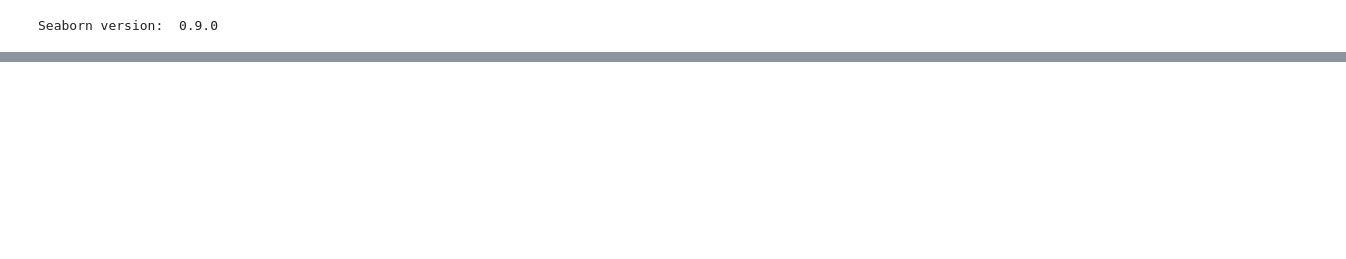
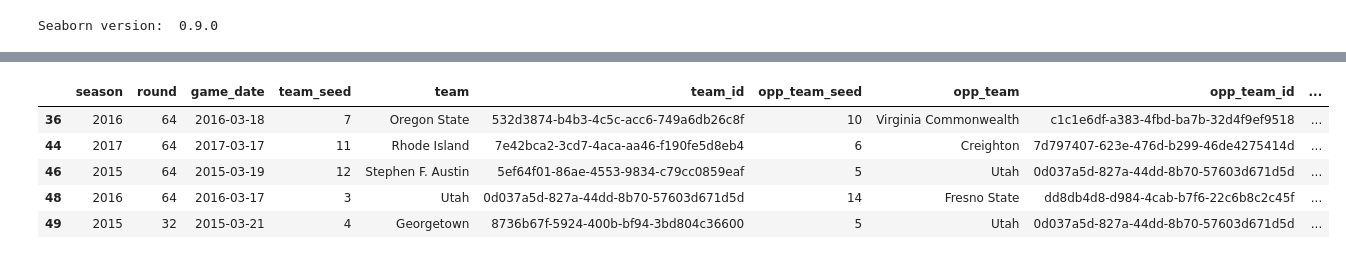
Before and after one commit to chipk215/ncaa_basketball, a Jupyter notebook: Tournament_Model_LR.ipynb, the cells around one changed output, grey strips where cells are left out. Cells and saved outputs as stored; diff of their text form; code cells hidden in the pictures; blank space fills up the shorter version.

```diff
--- a/Tournament_Model_LR.ipynb
+++ b/Tournament_Model_LR.ipynb
@@ -345,0 +200,30 @@ y= tourn_games['game_result']
+# %%
+# We need to recode the game datga so that we have representation of the losing game result class.
+# Swap the team and opp team data on the odd rows and reverse the sense of the game result.
+
+#create some temporary buffer columns
+tourney_data['copy_team'] = tourney_data['team']
+tourney_data['copy_team_seed'] = tourney_data['team_seed']
+tourney_data['copy_team_id'] = tourney_data['team_id']
+
+#swap the team and opp team data
+tourney_data.loc[1::2,'team'] = tourney_data.loc[1::2,'opp_team']
+tourney_data.loc[1::2,'opp_team'] = tourney_data.loc[1::2,'copy_team']
+tourney_data.loc[1::2,'team_seed'] = tourney_data.loc[1::2,'opp_team_seed']
+tourney_data.loc[1::2,'opp_team_seed'] = tourney_data.loc[1::2,'copy_team_seed']
+tourney_data.loc[1::2,'team_id'] = tourney_data.loc[1::2,'opp_team_id']
+tourney_data.loc[1::2,'opp_team_id'] = tourney_data.loc[1::2,'copy_team_id']
+
+# flip the game result
+tourney_data.loc[1::2,'game_result'] = 0
+
+#drop the temporary columns
+tourney_data.drop(columns=['copy_team','copy_team_seed','copy_team_id'],inplace=True)
+tourney_data.head()
+# %% [output]
+|  | season | round | game_date | team_seed | team | team_id | opp_team_seed | opp_team | opp_team_id | ... |
+| 36 | 2016 | 64 | 2016-03-18 | 7 | Oregon State | 532d3874-b4b3-4c5c-acc6-749a6db26c8f | 10 | Virginia Commonwealth | c1c1e6df-a383-4fbd-ba7b-32d4f9ef9518 | ... |
+| 44 | 2017 | 64 | 2017-03-17 | 11 | Rhode Island | 7e42bca2-3cd7-4aca-aa46-f190fe5d8eb4 | 6 | Creighton | 7d797407-623e-476d-b299-46de4275414d | ... |
+| 46 | 2015 | 64 | 2015-03-19 | 12 | Stephen F. Austin | 5ef64f01-86ae-4553-9834-c79cc0859eaf | 5 | Utah | 0d037a5d-827a-44dd-8b70-57603d671d5d | ... |
+| 48 | 2016 | 64 | 2016-03-17 | 3 | Utah | 0d037a5d-827a-44dd-8b70-57603d671d5d | 14 | Fresno State | dd8db4d8-d984-4cab-b7f6-22c6b8c2c45f | ... |
+| 49 | 2015 | 32 | 2015-03-21 | 4 | Georgetown | 8736b67f-5924-400b-bf94-3bd804c36600 | 5 | Utah | 0d037a5d-827a-44dd-8b70-57603d671d5d | ... |
```
Also changed, not shown: parts of 43 cells of this notebook, 2 other files.
